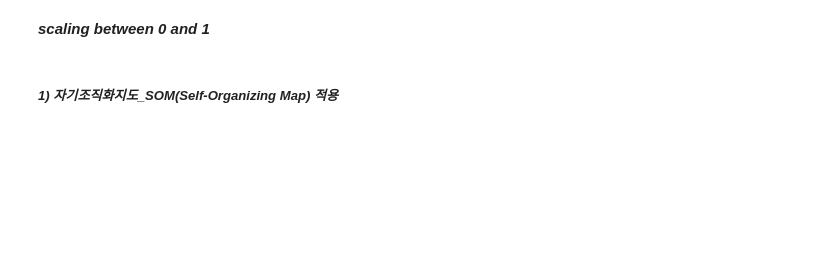
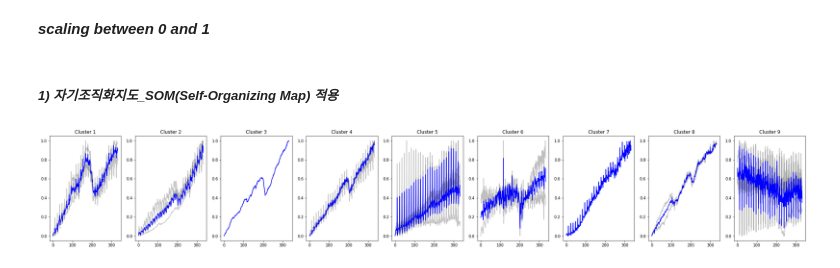
Before and after one commit to mwithgod3952/jh_Minor_Projects, a Jupyter notebook: Test_version_of_time_series_clustering_with_SOM_and_K_Means_clustering.ipynb, the cells around one changed output. Drawn from its saved outputs; the diff is of its cells as text; code cells hidden in the pictures; blank space fills up the shorter version.

```diff
--- a/Test_version_of_time_series_clustering_with_SOM_and_K_Means_clustering.ipynb
+++ b/Test_version_of_time_series_clustering_with_SOM_and_K_Means_clustering.ipynb
@@ -140,12 +169,42 @@ unique values of end date {'2019-09-01'}
 ***scaling between 0 and 1***
 # %%
 myScaler = MinMaxScaler()
-mySeries_scaled = []
+mySeries_scaled, df_scaled = [],[]
 
 for sr in mySeries:
     sr = sr.to_frame()
+    mySeries_scaled.append(sum(myScaler.fit_transform(sr).tolist(), []))
     sr['value'] = sum(myScaler.fit_transform(sr).tolist(), [])
 
-    mySeries_scaled.append(sr)
+    df_scaled.append(sr)
 # %% [markdown]
 ##### ***1) 자기조직화지도_SOM(Self-Organizing Map) 적용***
+# %%
+som_x = som_y = math.ceil(math.sqrt(math.sqrt(len(mySeries_scaled))))
+
+som = MiniSom(som_x, som_y,len(longest_df), sigma=0.3, learning_rate = 0.1)
+
+som.random_weights_init(mySeries_scaled)
+
+# 50000 iteration
+som.train(mySeries_scaled, 50000)
+# %%
+def plot_som_series_averaged_center(som_x, som_y, win_map, cluster_size=(som_x*som_y)):
+    fig, axs = plt.subplots(1, cluster_size, figsize=(35, 5))
+    n = 0
+    for x in range(som_x):
+        for y in range(som_y):
+            cluster = (x,y)
+            if cluster in win_map.keys():
+                for series in win_map[cluster]:
+                    axs[n].plot(series,c="gray",alpha=0.5)
+                axs[n].plot(np.average(np.vstack(win_map[cluster]),axis=0),c="b")
+            cluster_number = x*som_y+y+1
+            axs[n].set_title(f"Cluster {cluster_number}")
+            n = n + 1
+    plt.show()
+# %%
+win_map = som.win_map(mySeries_scaled)
+plot_som_series_averaged_center(som_x, som_y, win_map)
+# %% [output]
+[figure, added]
```
Also changed, not shown: parts of 10 cells of this notebook.
